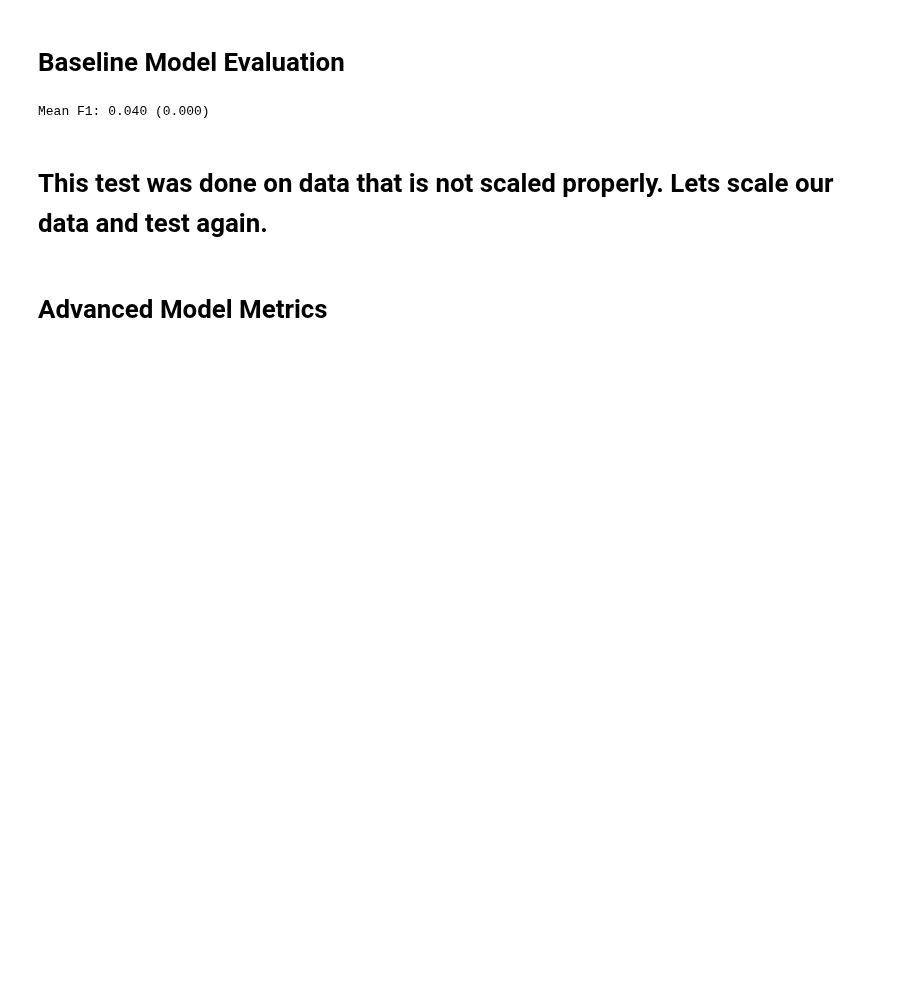
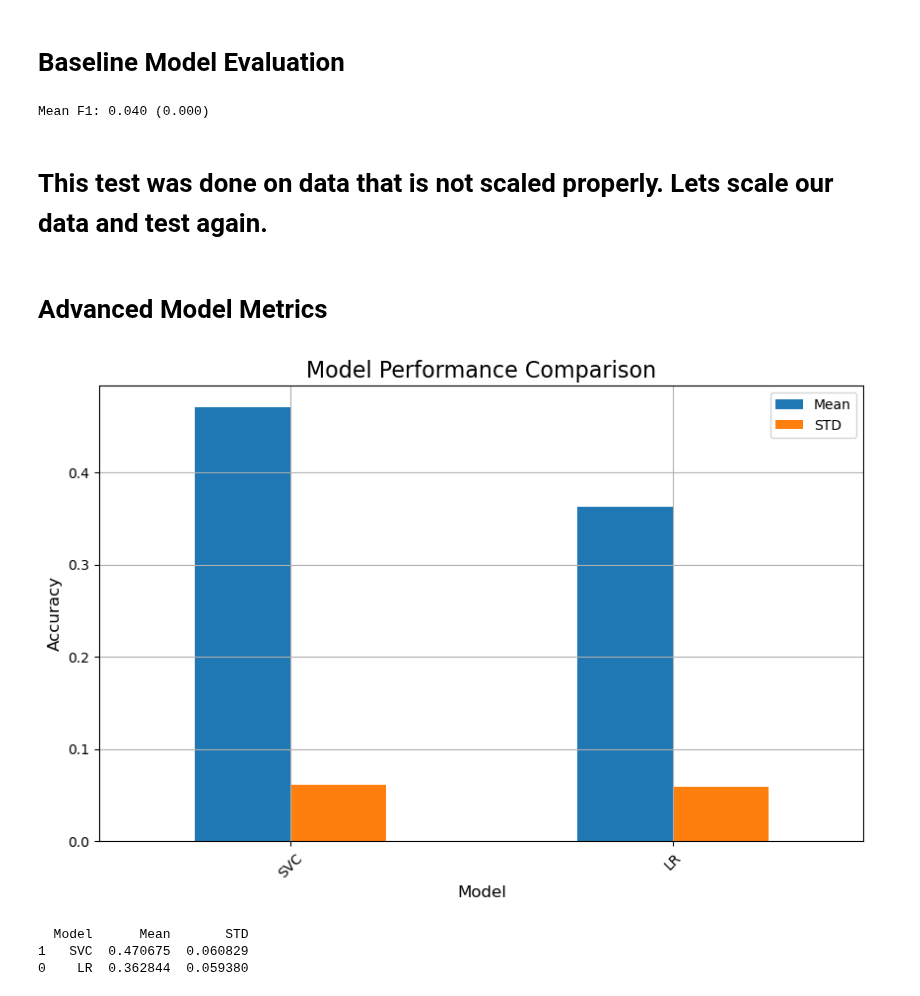
Before and after one commit to MaukanMir/-Pulsar-Classfication-Prediction, a Jupyter notebook: training.ipynb, the cells around one changed output. Drawn from its saved outputs; the diff is of its cells as text; code cells hidden in the pictures; blank space fills up the shorter version.

Commit message:
model performs very not not not good

```diff
--- a/training.ipynb
+++ b/training.ipynb
@@ -112,7 +112,7 @@ def create_pipeline(model):
 
     pipeline = Pipeline(steps=[
         ("Scaler", MinMaxScaler()),
-         ("Power_Transformer", PowerTransformer(method="yeo-johnson")),
+         ("Power_Transformer", PowerTransformer()),
          ("model", model)
         ])
     return pipeline
@@ -310,9 +310,14 @@ Mean F1: 0.040 (0.000)
 # %% [markdown]
 # Advanced Model Metrics
 # %%
-model_names = ["LDA", "LR", "SVC", "GPC", "GNB"]
+model_names = ["LR", "SVC"]
 models = get_selected_models(model_names)
 testing_selected_models(model_names, models, X, y, sampled=False)
+# %% [output]
+[figure, added]
+  Model      Mean       STD
+1   SVC  0.470675  0.060829
+0    LR  0.362844  0.059380
 # %%
 model_names = ["DTC", "RFC", "GBC", "XGB"]
 models = get_selected_models(model_names)
```
